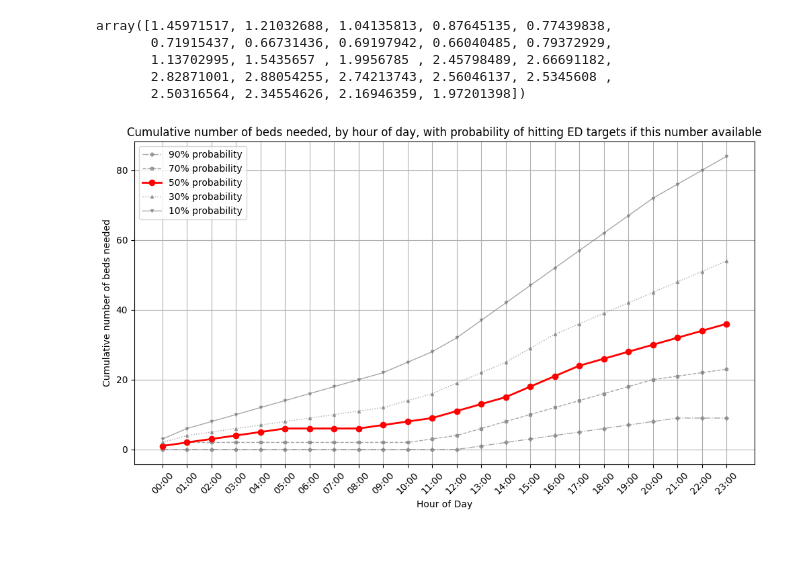
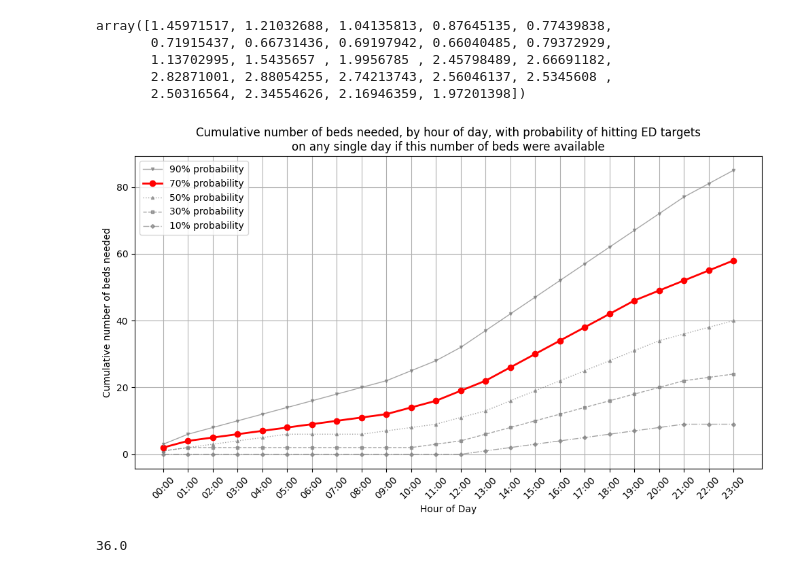
Before and after one commit to zmek/patientflow, a Jupyter notebook: notebooks/experiments/Modelling_to_show_true_demand.ipynb, the cells around one changed output. Drawn from its saved outputs; the diff is of its cells as text; code cells hidden in the pictures; blank space fills up the shorter version.

Commit message:
format changes to true demand charts

```diff
--- a/notebooks/experiments/Modelling_to_show_true_demand.ipynb
+++ b/notebooks/experiments/Modelling_to_show_true_demand.ipynb
@@ -73,3 +73,10 @@ else:
     visits_csv_path, yta_csv_path = set_file_locations(uclh, data_path)
 
 yta = pd.read_csv(yta_csv_path)
+
+yta['arrival_datetime'] = pd.to_datetime(yta['arrival_datetime'], utc = True)
+
+weekdays_yta = yta[yta['arrival_datetime'].dt.weekday < 5]
+
+yta.set_index('arrival_datetime', inplace=True)
+weekdays_yta.set_index('arrival_datetime', inplace=True)
@@ -87,9 +96,15 @@ yta.head()
 
 As part of preparing the data, each visit has already been allocated into one of three sets - training, vaidation and test sets.
 # %%
-train_yta = yta[yta.training_validation_test == 'train']#.drop(columns='training_validation_test')
-valid_yta = yta[yta.training_validation_test == 'valid']#.drop(columns='training_validation_test')
-test_yta = yta[yta.training_validation_test == 'test']#.drop(columns='training_validation_test')
+def get_training_set(yta):
 
-train_yta['arrival_datetime'] = pd.to_datetime(train_yta['arrival_datetime'], utc = True)
-train_yta.set_index('arrival_datetime', inplace=True)
+
+    train_yta = yta[yta.training_validation_test == 'train']#.drop(columns='training_validation_test')
+    valid_yta = yta[yta.training_validation_test == 'valid']#.drop(columns='training_validation_test')
+    test_yta = yta[yta.training_validation_test == 'test']#.drop(columns='training_validation_test')
+
+
+
+    return (train_yta, valid_yta, test_yta)
+
+train_yta, valid_yta, test_yta = get_training_set(weekdays_yta)
@@ -538,38 +558,50 @@ cumulative_value_at_centile = np.zeros(len(centiles))
 
 for hour_of_day in range(0, len(poisson_means_sum)):
     for i in range(0,len(centiles)):
         value_at_centile = stats.poisson.ppf(centiles[i], poisson_means_sum[hour_of_day])
         cumulative_value_at_centile[i] += value_at_centile
         percentiles[i].append(value_at_centile)
 
 # Plot each percentile array
 plt.figure(figsize=(10, 6))
 
 # Define a list of markers and line styles
-markers = ['D', 's', 'o', '^', 'v']
-line_styles = ['-.', '--', '-', ':', '-']
+markers = ['D', 's', '^', 'o', 'v']
+line_styles = ['-.', '--', ':', '-', '-']
 
-title = 'Cumulative number of beds needed, by hour of day, with probability of hitting ED targets if this number available'
+title = 'Cumulative number of beds needed, by hour of day, with probability of hitting ED targets\non any single day if this number of beds were available'
 
 
 # Plot each line with different properties, emphasizing the 50% line
 for i in range(len(centiles)):
     marker = markers[i % len(markers)]
     line_style = line_styles[i % len(line_styles)]
-    if centiles[i] == 0.5:
-        plt.plot(hour_labels, np.cumsum(percentiles[i]), marker=marker, linestyle=line_style, color='red', linewidth=2, label=f'{100-centiles[i]*100:.0f}% probability')
+    if centiles[i] == 0.7:
+        plt.plot(hour_labels, np.cumsum(percentiles[i]), marker=marker, linestyle=line_style, color='red', linewidth=2, label=f'{centiles[i]*100:.0f}% probability')
     else:
-        plt.plot(hour_labels, np.cumsum(percentiles[i]), marker=marker, markersize = 3, linestyle=line_style, color='gray', linewidth=1, alpha=0.7, label=f'{100-centiles[i]*100:.0f}% probability')
+        plt.plot(hour_labels, np.cumsum(percentiles[i]), marker=marker, markersize = 3, linestyle=line_style, color='gray', linewidth=1, alpha=0.7, label=f'{centiles[i]*100:.0f}% probability')
 
 
-plt.legend()
+# Get handles and labels
+handles, labels = plt.gca().get_legend_handles_labels()
+
+# Reverse the order
+handles = handles[::-1]
+labels = labels[::-1]
+
+# Create legend with reversed order
+plt.legend(handles, labels)
 plt.xticks(rotation=45)
 plt.xlabel('Hour of Day')
 plt.ylabel('Cumulative number of beds needed')
 plt.title(title)
 plt.grid(True)
 plt.tight_layout()
 plt.savefig(media_file_path / title.replace(" ", "_"), dpi=300)
 plt.show()
 # %% [output]
-[figure, old version]
+[figure, new version]
+# %%
+sum(percentiles[2])
+# %% [output]
+36.0
```
Also changed, not shown: parts of 23 cells of this notebook, 13 other files.
